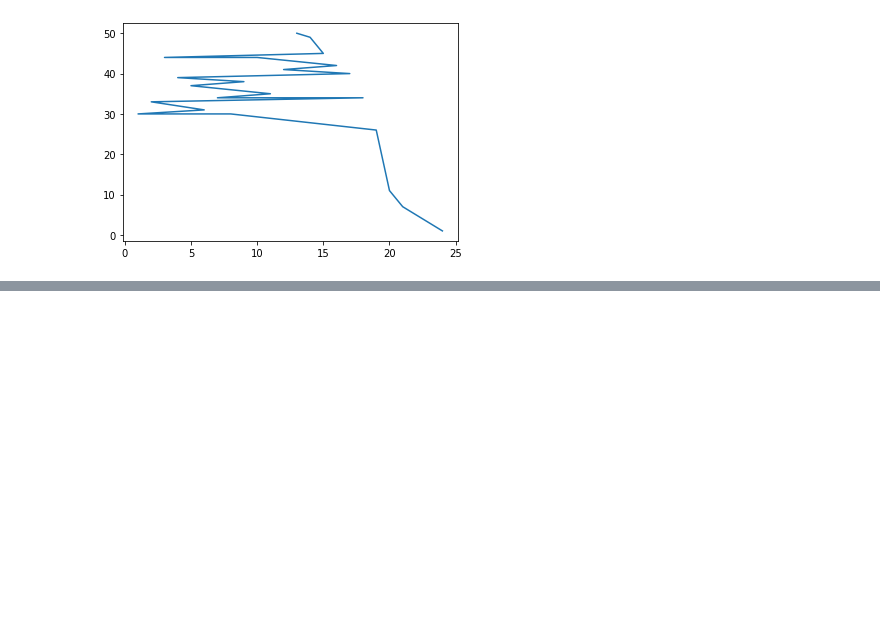
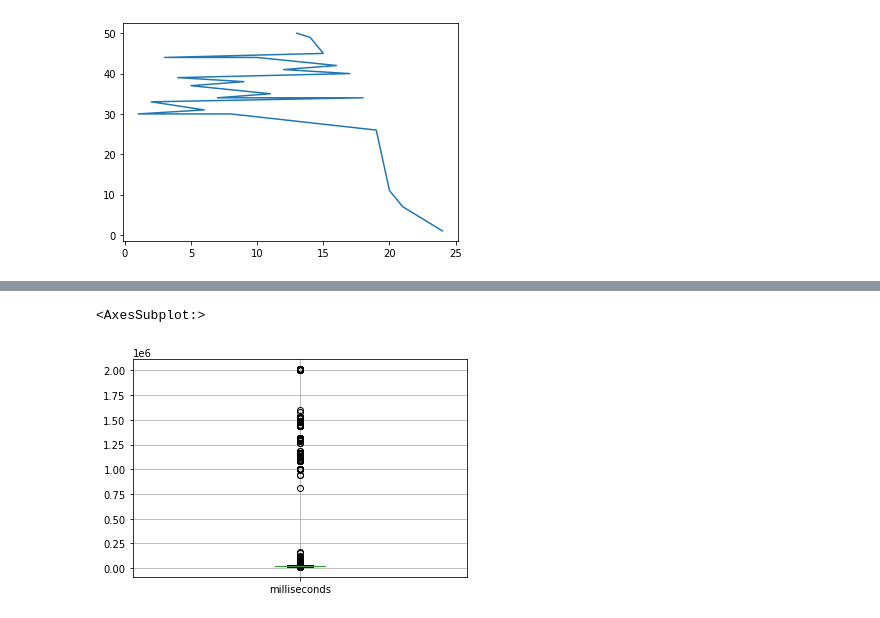
Before and after one commit to diao1010/2021_Spring_finals, a Jupyter notebook: hypothesis1.ipynb, the cells around one changed output, grey strips where cells are left out. Saved outputs shown, nothing was run; the diff lists cells and outputs as text; code cells hidden in the pictures; blank space fills up the shorter version.

```diff
--- a/hypothesis1.ipynb
+++ b/hypothesis1.ipynb
@@ -145,0 +201,5 @@ three_stop["position"].value_counts().plot()
+# %%
+stop_time.boxplot(column="milliseconds")
+# %% [output]
+<AxesSubplot:>
+[figure, added]
```
Also changed, not shown: parts of 7 cells of this notebook, 1 other file.
